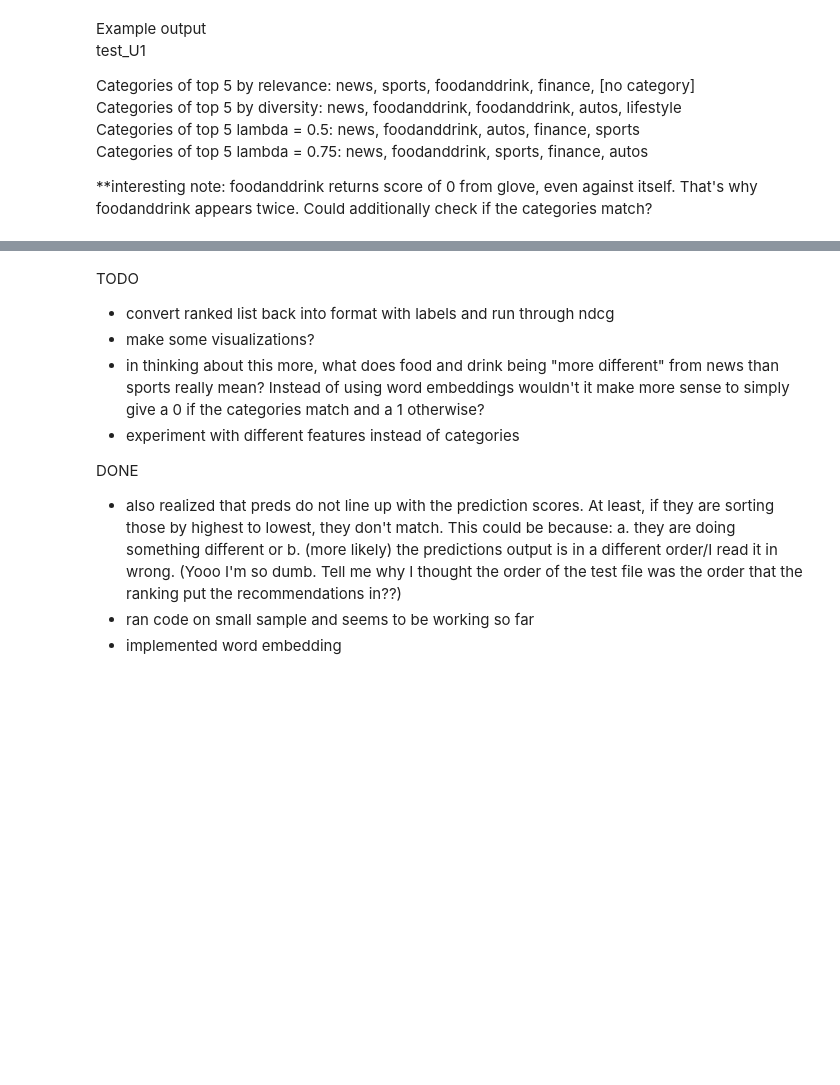
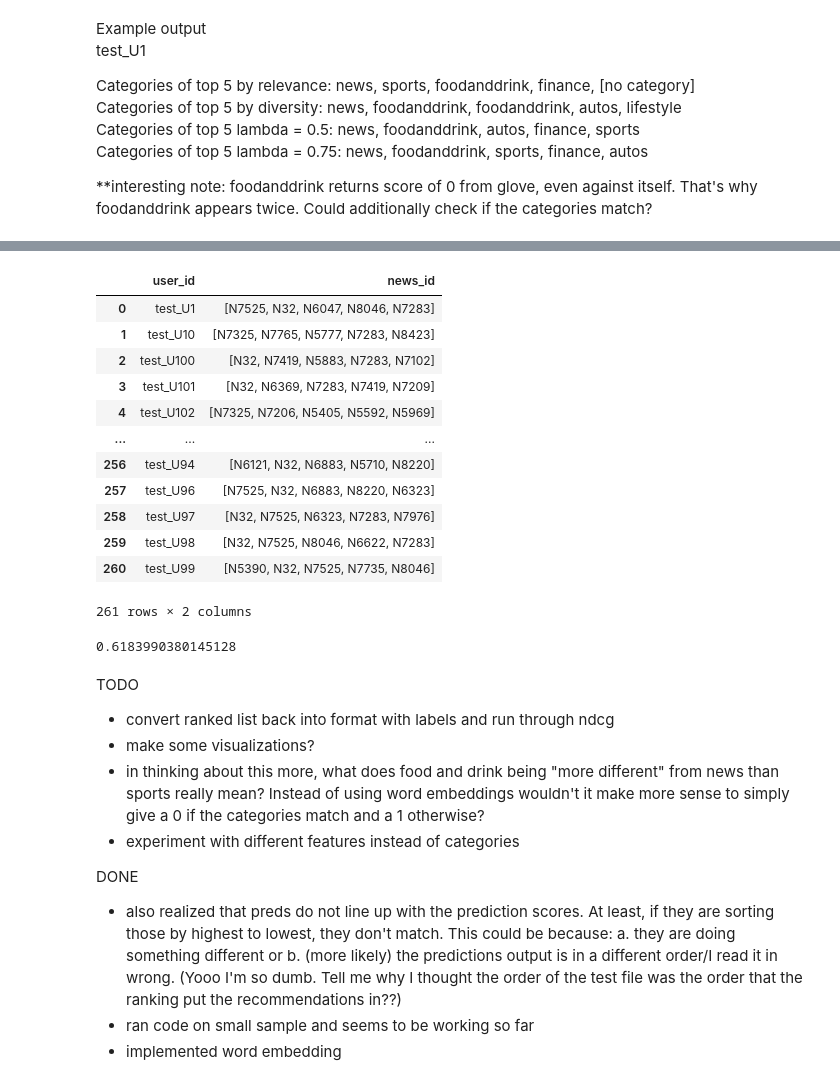
Before and after one commit to aisa6148/News_Recommendation_Project_2023, a Jupyter notebook: dkn_MIND.ipynb, the cells around one changed output, grey strips where cells are left out. Cells and saved outputs as stored; diff of their text form; code cells hidden in the pictures; blank space fills up the shorter version.

Commit message:
Update dkn_MIND.ipynb
Run diversity on baseline and post mmr

```diff
--- a/dkn_MIND.ipynb
+++ b/dkn_MIND.ipynb
@@ -359,7 +361,7 @@ torch.cosine_similarity(glove["foodanddrink"].unsqueeze(0), glove["food and drin
 # if categories don't exist returns 0
 # 0 is very similar
 # 1 is very different
-def get_category_difference(nid_1, nid_2):
+def get_category_similarity(nid_1, nid_2):
     if nid_1 not in news_df.index or nid_2 not in news_df.index:
         return 0
 
@@ -374,7 +376,7 @@ def get_category_difference(nid_1, nid_2):
 # pred: relevance of item
 # recs_so_far: list of news ids recommended so far
 def mmr_item(item, pred, recs_so_far, lamda):
-    return (lamda * pred) - ((1 - lamda) * np.max([1 - get_category_difference(item, x) for x in recs_so_far]))
+    return (lamda * pred) - ((1 - lamda) * np.max([1 - get_category_similarity(item, x) for x in recs_so_far]))
 
 # Calculates list of recommendations
 # recs is a list of news ids
@@ -395,7 +397,7 @@ def mmr_user(recs, pred_scores, lamda, k):
                     max_mmr_id = recs[i]
         list_so_far.append(max_mmr_id)
         preds_so_far.append(max_mmr)
-    return list_so_far, preds_so_far
+    return list_so_far
 
 # Calculates recommendations according to mmr for all users
 # df is a Pandas dataframe with cols user, news_id, pred where pred[i] is the relevance score for news_id[i]
@@ -434,0 +459,2 @@ Categories of top 5 lambda = 0.75: news, foodanddrink, sports, finance, autos
+# %%
+mmr_rerank_data = mmr_all(user_recs, 0.75, 5)
@@ -435,3 +481,25 @@ Categories of top 5 lambda = 0.75: news, foodanddrink, sports, finance, autos
+# %%
+mmr_rerank_df = pd.DataFrame(list(mmr_rerank_data.items()), columns=['user_id', 'news_id'])
+
+mmr_rerank_df
+# %% [output]
+|  | user_id | news_id |
+| 0 | test_U1 | [N7525, N32, N6047, N8046, N7283] |
+| 1 | test_U10 | [N7325, N7765, N5777, N7283, N8423] |
+| 2 | test_U100 | [N32, N7419, N5883, N7283, N7102] |
+| 3 | test_U101 | [N32, N6369, N7283, N7419, N7209] |
+| 4 | test_U102 | [N7325, N7206, N5405, N5592, N5969] |
+| ... | ... | ... |
+| 256 | test_U94 | [N6121, N32, N6883, N5710, N8220] |
+| 257 | test_U96 | [N7525, N32, N6883, N8220, N6323] |
+| 258 | test_U97 | [N32, N7525, N6323, N7283, N7976] |
+| 259 | test_U98 | [N32, N7525, N8046, N6622, N7283] |
+| 260 | test_U99 | [N5390, N32, N7525, N7735, N8046] |
+261 rows × 2 columns
+# %%
+print(diversity_eval(mmr_rerank_df))
+# %% [output]
+0.6183990380145128
 # %% [markdown]
 TODO
 - convert ranked list back into format with labels and run through ndcg
```
Also changed, not shown: parts of 7 cells of this notebook.
